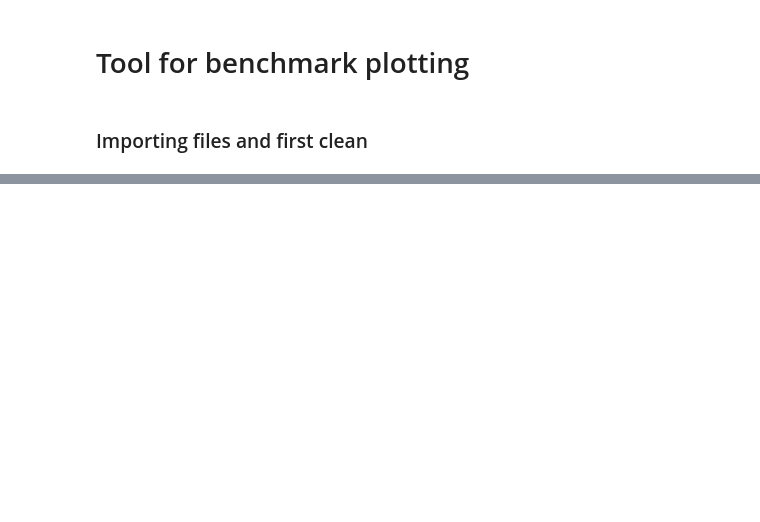
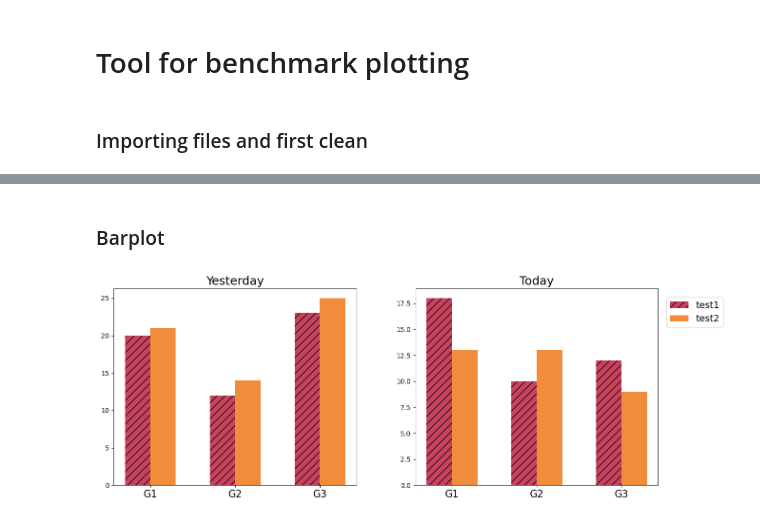
Before and after one commit to DanielSc4/numerical-algorithms-for-mathematical-modeling, a Jupyter notebook: Progetto linear algebra/plot_gen.ipynb, the cells around one changed output, grey strips where cells are left out. Saved outputs shown, nothing was run; the diff lists cells and outputs as text; code cells hidden in the pictures; blank space fills up the shorter version.

```diff
--- a/Progetto linear algebra/plot_gen.ipynb
+++ b/Progetto linear algebra/plot_gen.ipynb
@@ -26,0 +186,32 @@ A
+# %% [markdown]
+### Barplot
+# %%
+labels = ['G1', 'G2', 'G3']
+yesterday_test1_mean = [20, 12, 23]
+yesterday_test2_mean = [21, 14, 25]
+today_test1_mean = [18, 10, 12]
+today_test2_mean = [13, 13, 9]
+
+x = np.arange(len(labels))
+width = 0.3
+
+plt.figure(figsize=(12,5))
+
+plt.subplot(121)
+plt.title('Yesterday', fontsize=18)
+plt.bar(x-width/2, yesterday_test1_mean, width, label='test1', hatch='//', color=np.array((199, 66, 92))/255)
+plt.bar(x+width/2, yesterday_test2_mean, width, label='test2', color=np.array((240, 140, 58))/255)
+plt.xticks([0,1,2], labels, fontsize=15)
+
+
+plt.subplot(122)
+plt.title('Today', fontsize=18)
+plt.bar(x-width/2, today_test1_mean, width, hatch='//', color=np.array((199, 66, 92))/255)
+plt.bar(x+width/2, today_test2_mean, width, color=np.array((240, 140, 58))/255)
+plt.xticks([0,1,2], labels, fontsize=15)
+
+plt.figlegend(loc='upper right', ncol=1, labelspacing=0.5, fontsize=14, bbox_to_anchor=(1.11, 0.9))
+plt.tight_layout(w_pad=6)
+plt.show()
+# %% [output]
+[figure, added]
```
Also changed, not shown: parts of 10 cells of this notebook, 4 other files.
